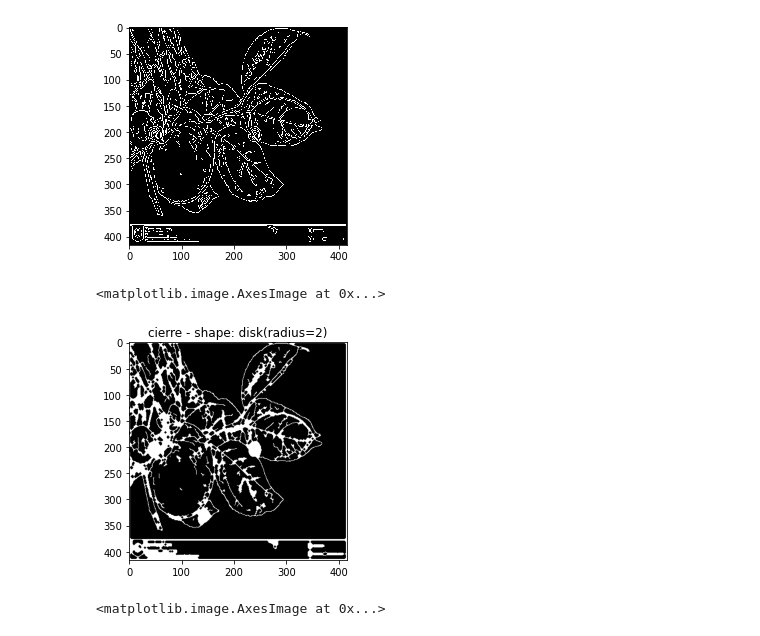
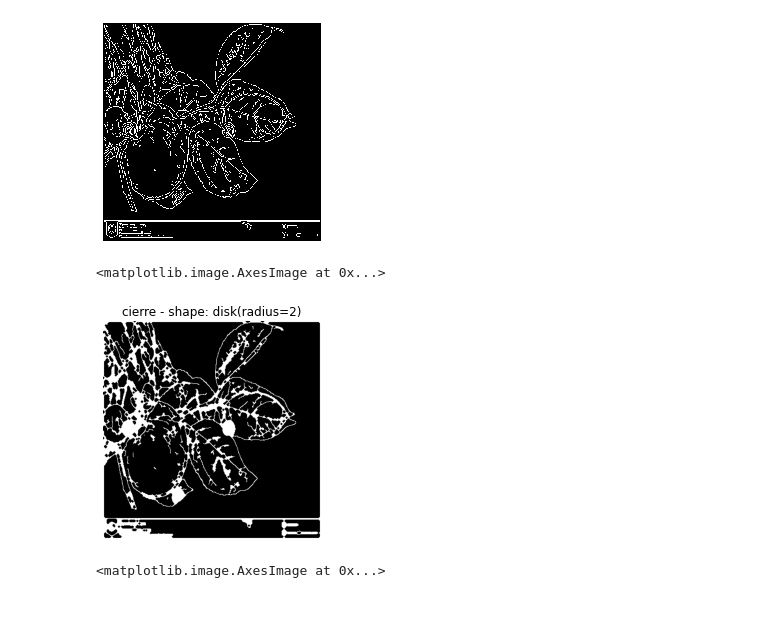
Before and after one commit to aljimenezza/Leaf-Segmentation, a Jupyter notebook: Rafael.ipynb, the cells around one changed output. Cells and saved outputs as stored; diff of their text form; code cells hidden in the pictures; blank space fills up the shorter version.

```diff
--- a/Rafael.ipynb
+++ b/Rafael.ipynb
@@ -11,9 +11,10 @@ import skimage.io
 img = plt.imread('DataSet/datatrain/LEAF_0157.jpg')
 edges2 = pcv.canny_edge_detect(img=img, high_thresh=60, low_thresh =40, sigma=1)
 plt.imshow(edges2, interpolation='nearest', cmap='gray')
+plt.axis('off')
 plt.show()
 # %% [output]
-[figure, old version]
+[figure, new version]
 # %%
 radius = 2
 selem = morph.disk(radius)
@@ -21,11 +22,12 @@ cierre = morph.binary_closing(edges2,selem)
 # %%
 #Crear subplot 1x2 que muestre imagen original e imagen bajo cierre
 fig, ax2 = plt.subplots()
 ax2.set_title('cierre - shape: disk(radius='+str(radius)+')')
+plt.axis('off')
 ax2.imshow(cierre, cmap='gray')
 # %% [output]
 <matplotlib.image.AxesImage at 0x...>
-[figure, old version]
+[figure, new version]
 # %%
 #Crear las máscaras
 elem1 = morph.rectangle(3,3)
```
Also changed, not shown: parts of 2 cells of this notebook, 30 other files.
